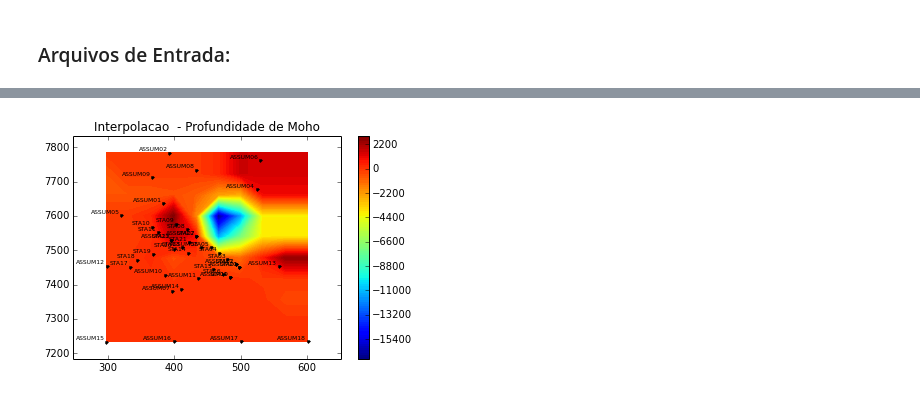
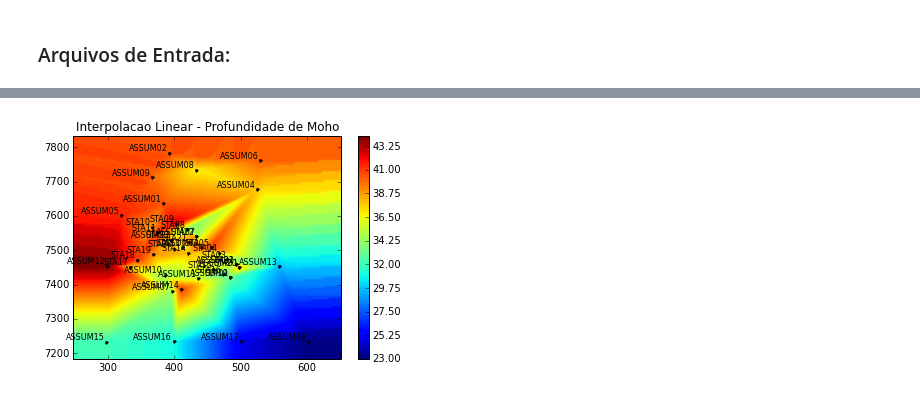
Before and after one commit to dIOGOLOC/projeto_mestrado, a Jupyter notebook: Interpolacao_FR.ipynb, the cells around one changed output, grey strips where cells are left out. Cells and saved outputs as stored; diff of their text form; code cells hidden in the pictures.

Commit message:
Ajustando a interpolação.

```diff
--- a/Interpolacao_FR.ipynb
+++ b/Interpolacao_FR.ipynb
@@ -52,14 +58,17 @@ array([[ nan,  nan,  nan, ...,  nan,  nan,  nan],
+# %%
+areaxy = (np.min(UTM_E)-50000,np.max(UTM_E)+50000,np.min(UTM_N)-50000,np.max(UTM_N)+50000)
+shapexy = (100,100)
 # %%
-mpl.title("Interpolacao  - Profundidade de Moho")
-#mpl.contourf(UTM_E, UTM_N, prof,(10,10),100, interp=True, extrapolate=True)
+mpl.title("Interpolacao Linear - Profundidade de Moho")
+x, y, z = gridder.interp(UTM_E, UTM_N, prof, shapexy, algorithm = 'linear', area = areaxy, extrapolate = True)
+mpl.contourf(x, y, z, shapexy, 100, interp = False, extrapolate = False)
 mpl.plot(UTM_E, UTM_N, '.k')
 for label, X, Y in zip(labels, UTM_E, UTM_N):
     mpl.annotate(label,xy=(X,Y), xytext=(-2, 2), ha='right',
-                textcoords='offset points',fontsize = 6)
+                textcoords='offset points',fontsize = 8)
 mpl.colorbar()
-mpl.xlim(np.min(UTM_E)-50000,np.max(UTM_E)+50000)
-mpl.ylim(np.min(UTM_N)-50000,np.max(UTM_N)+50000)
+mpl.set_area(areaxy)
 mpl.m2km()
 mpl.show()
 # %% [output]
-[figure, old version]
+[figure, new version]
```
Also changed, not shown: parts of 4 cells of this notebook.
